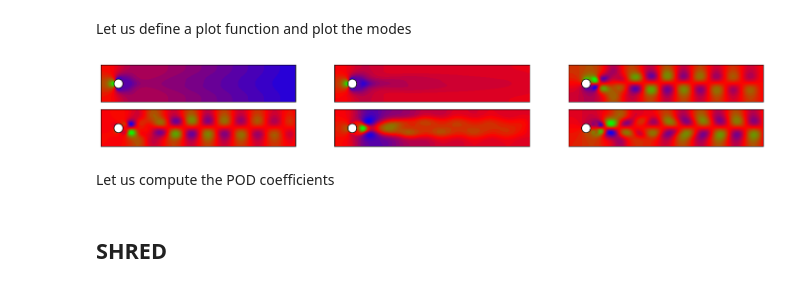
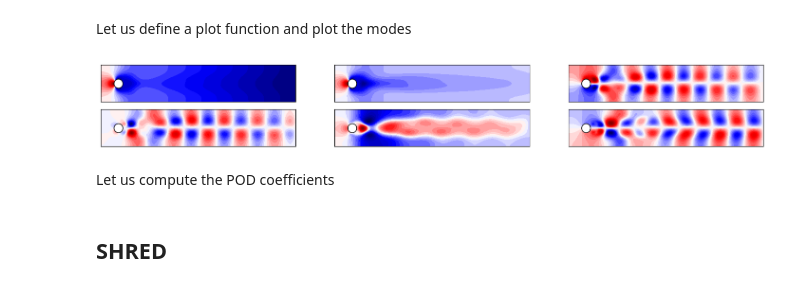
Before and after one commit to Steriva/phd-thesis-code, a Jupyter notebook: Notebooks/Chapter6/FlowOverCylinder/6_3_3_parametric.ipynb, the cells around one changed output. Drawn from its saved outputs; the diff is of its cells as text; code cells hidden in the pictures.

```diff
--- a/Notebooks/Chapter6/FlowOverCylinder/6_3_3_parametric.ipynb
+++ b/Notebooks/Chapter6/FlowOverCylinder/6_3_3_parametric.ipynb
@@ -152,35 +152,35 @@ class PlotFlowCyl():
 
         circle = patches.Circle(self.centre, self.radius, edgecolor='black', facecolor='white', linewidth=ls)
         return circle
 
     def plot_contour(self, ax, snap, cmap = cm.RdYlBu_r, levels=40, show_ticks=False):
 
         if snap.shape[0] == 2*self.domain.shape[0]:
             snap = get_mag_fenicsx(snap)
 
         plot = ax.tricontourf(self.domain[:,0], self.domain[:,1], snap, cmap=cmap, levels=levels)
         ax.add_patch(self.create_circle())
 
         if not show_ticks:
             ax.set_xticks([])
             ax.set_yticks([])
 
         return plot
 
 plotter = PlotFlowCyl(domain)
 
 field_to_plot = 0
-cmaps = [cm.brg, cm.twilight]
+cmaps = [cm.seismic, cm.twilight]
 
 nrows = 2
 ncols = 3
 fig, axs = plt.subplots(nrows, ncols, figsize=(6 * ncols, 6 * nrows * plotter.aspect))
 axs = axs.flatten()
 
 for ii in range(nrows*ncols):
     plotter.plot_contour(axs[ii], modes[var_names[field_to_plot]][:, ii], cmap=cmaps[field_to_plot])
 # %% [output]
-[figure, old version]
+[figure, new version]
 # %% [markdown]
 Let us compute the POD coefficients
 # %%
```
Also changed, not shown: parts of 11 cells of this notebook, 5 other files.
